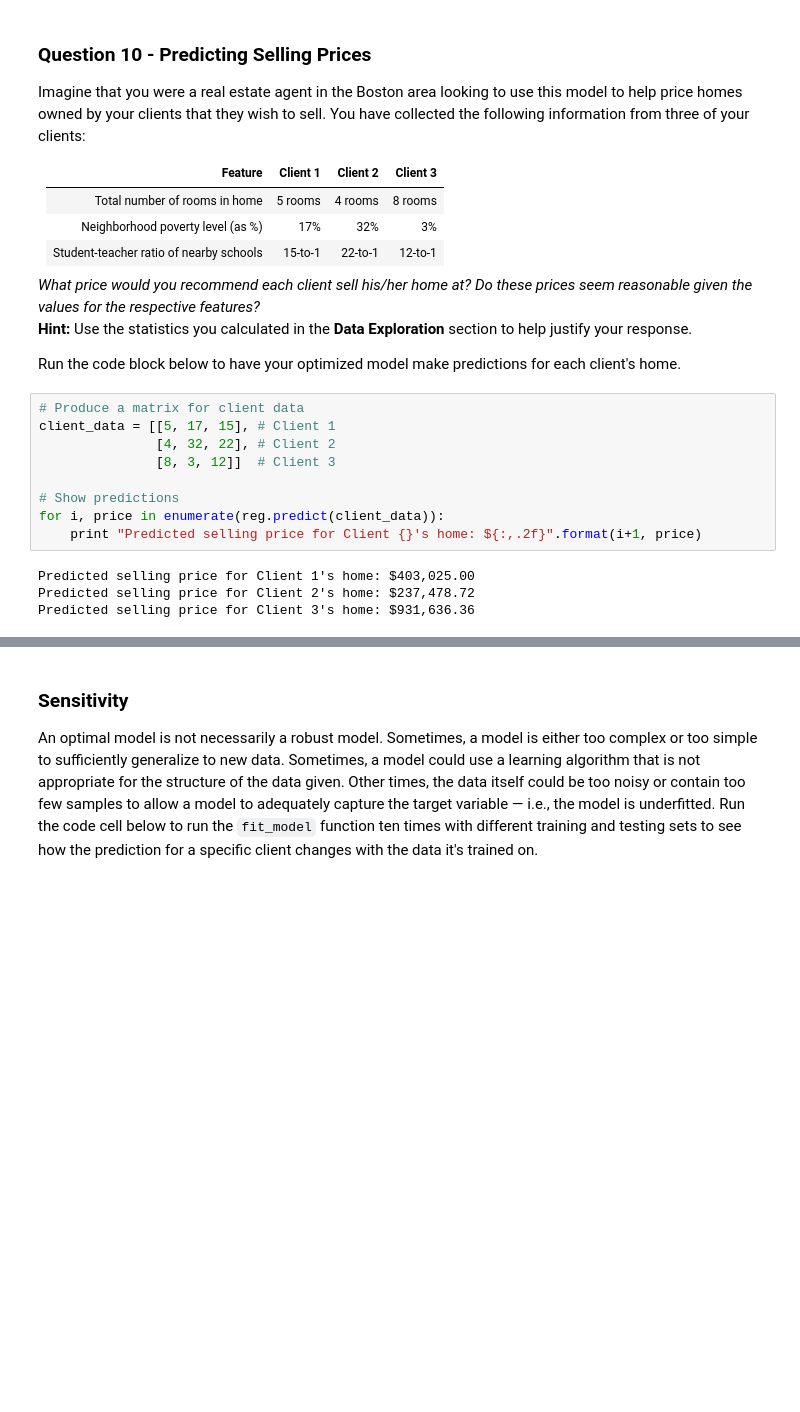
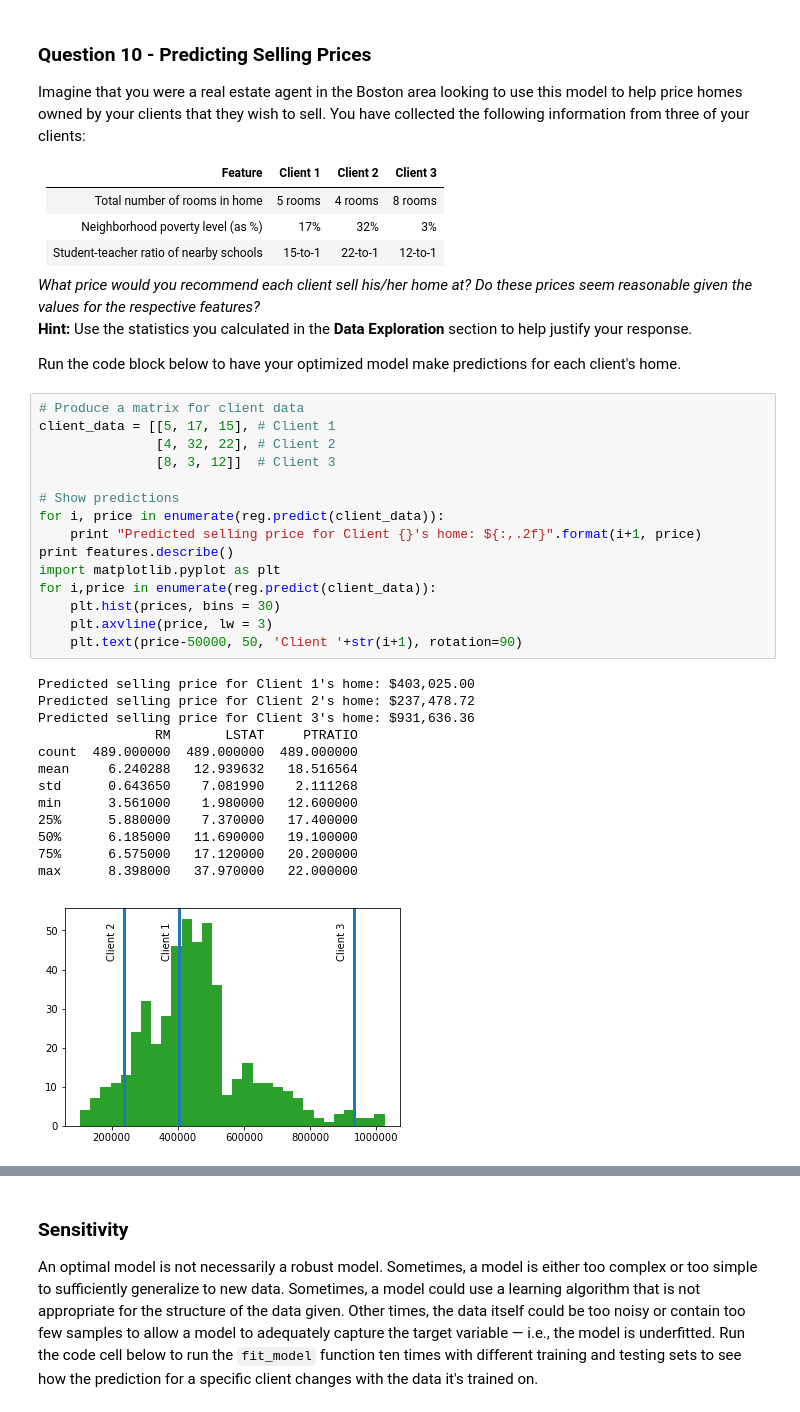
Before and after one commit to harleyjj/ml-nanodegree, a Jupyter notebook: boston_housing/boston_housing.ipynb, the cells around one changed output, grey strips where cells are left out. Cells and saved outputs as stored; diff of their text form; blank space fills up the shorter version.

```diff
--- a/boston_housing/boston_housing.ipynb
+++ b/boston_housing/boston_housing.ipynb
@@ -307,14 +307,30 @@ Run the code block below to have your optimized model make predictions for each
 # %%
 # Produce a matrix for client data
 client_data = [[5, 17, 15], # Client 1
                [4, 32, 22], # Client 2
                [8, 3, 12]]  # Client 3
 
 # Show predictions
 for i, price in enumerate(reg.predict(client_data)):
     print "Predicted selling price for Client {}'s home: ${:,.2f}".format(i+1, price)
+print features.describe()
+import matplotlib.pyplot as plt
+for i,price in enumerate(reg.predict(client_data)):
+    plt.hist(prices, bins = 30)
+    plt.axvline(price, lw = 3)
+    plt.text(price-50000, 50, 'Client '+str(i+1), rotation=90)
 # %% [output]
 Predicted selling price for Client 1's home: $403,025.00
 Predicted selling price for Client 2's home: $237,478.72
 Predicted selling price for Client 3's home: $931,636.36
+               RM       LSTAT     PTRATIO
+count  489.000000  489.000000  489.000000
+mean     6.240288   12.939632   18.516564
+std      0.643650    7.081990    2.111268
+min      3.561000    1.980000   12.600000
+25%      5.880000    7.370000   17.400000
+50%      6.185000   11.690000   19.100000
+75%      6.575000   17.120000   20.200000
+max      8.398000   37.970000   22.000000
+[figure, added]
 # %% [markdown]
```
Also changed, not shown: parts of 8 cells of this notebook, 1 other file.
